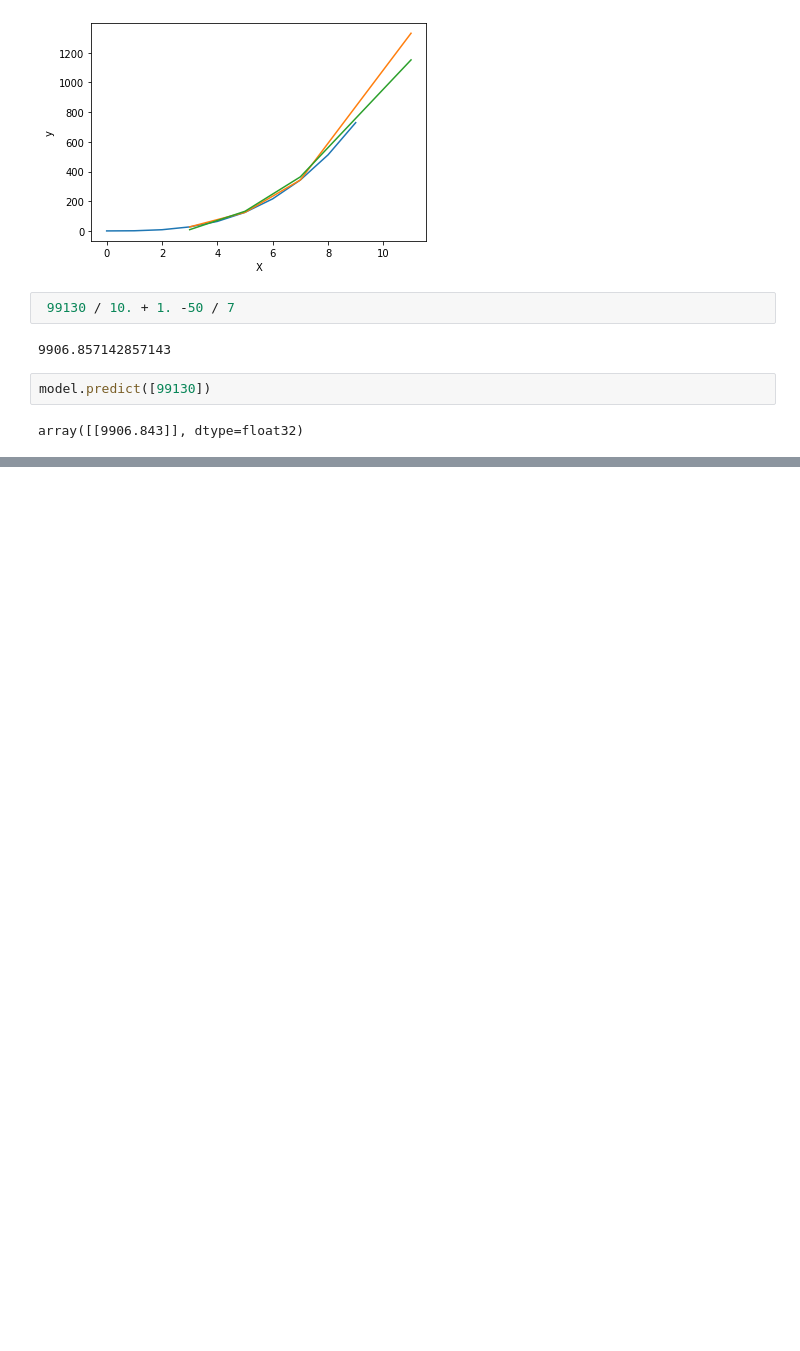
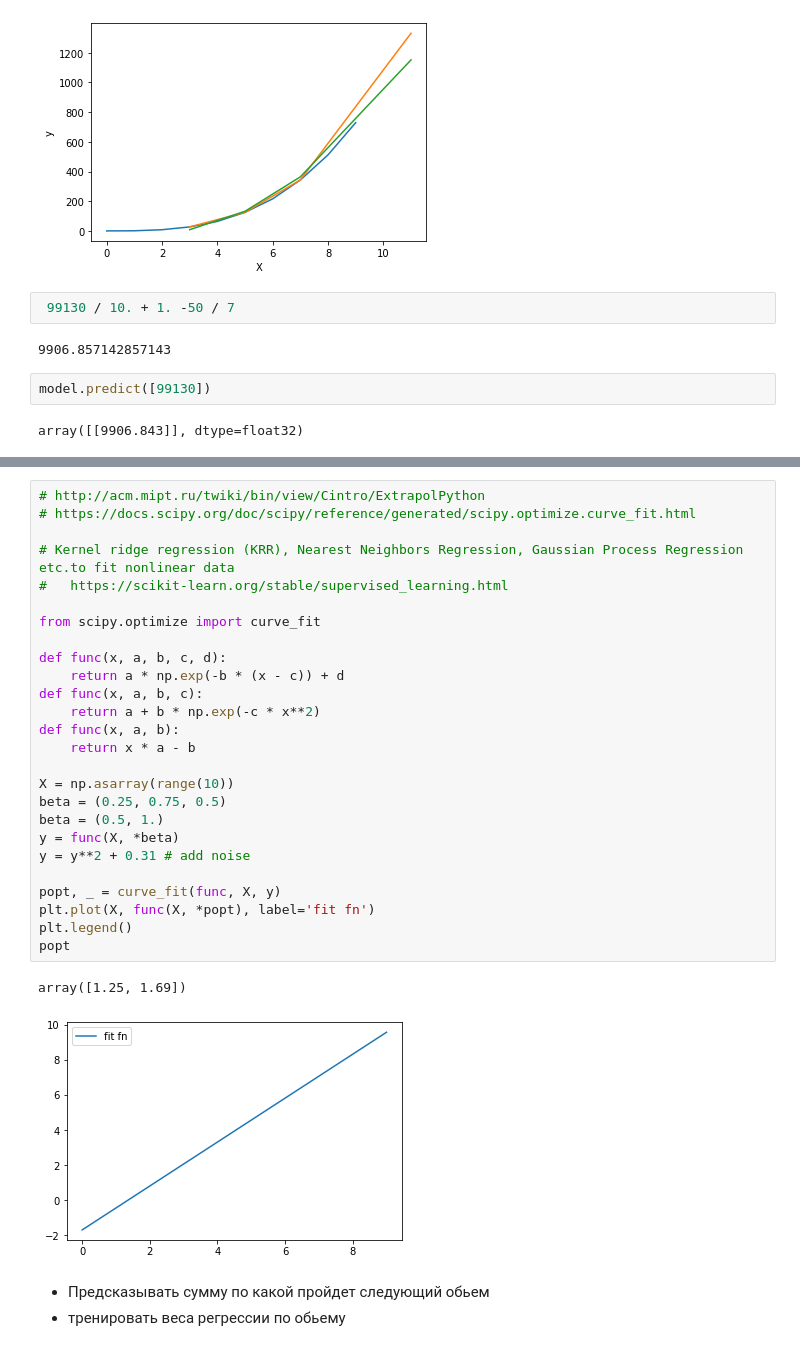
Before and after one commit to koi8-r/ML, a Jupyter notebook: Regression.ipynb, the cells around one changed output, grey strips where cells are left out. Cells and saved outputs as stored; diff of their text form; blank space fills up the shorter version.

```diff
--- a/Regression.ipynb
+++ b/Regression.ipynb
@@ -120,0 +276,32 @@ array([[9906.843]], dtype=float32)
+# %%
+# http://acm.mipt.ru/twiki/bin/view/Cintro/ExtrapolPython
+# https://docs.scipy.org/doc/scipy/reference/generated/scipy.optimize.curve_fit.html
+
+# Kernel ridge regression (KRR), Nearest Neighbors Regression, Gaussian Process Regression etc.to fit nonlinear data
+#   https://scikit-learn.org/stable/supervised_learning.html
+
+from scipy.optimize import curve_fit
+
+def func(x, a, b, c, d):
+    return a * np.exp(-b * (x - c)) + d
+def func(x, a, b, c):
+    return a + b * np.exp(-c * x**2)
+def func(x, a, b):
+    return x * a - b
+
+X = np.asarray(range(10))
+beta = (0.25, 0.75, 0.5)
+beta = (0.5, 1.)
+y = func(X, *beta)
+y = y**2 + 0.31 # add noise
+
+popt, _ = curve_fit(func, X, y)
+plt.plot(X, func(X, *popt), label='fit fn')
+plt.legend()
+popt
+# %% [output]
+array([1.25, 1.69])
+[figure, added]
+# %% [markdown]
+- Предсказывать сумму по какой пройдет следующий обьем
+- тренировать веса регрессии по обьему
```
Also changed, not shown: parts of 17 cells of this notebook, 2 other files.
